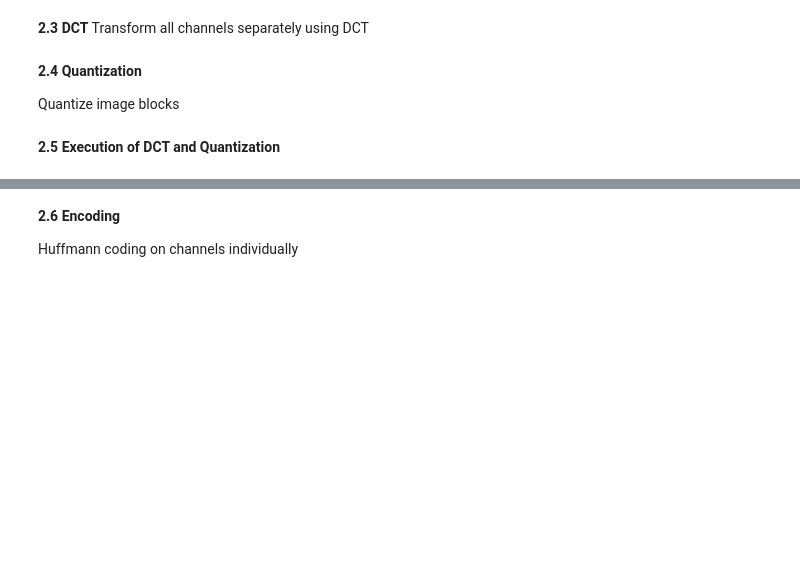
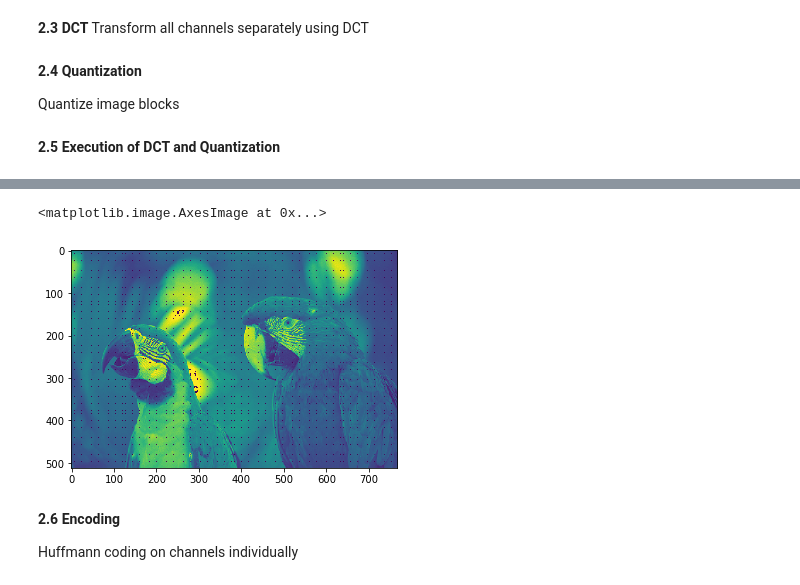
Before and after one commit to pankhurivanjani/dsp2021, a Jupyter notebook: DSP21_Assignment_1/ex1.ipynb, the cells around one changed output, grey strips where cells are left out. Cells and saved outputs as stored; diff of their text form; code cells hidden in the pictures; blank space fills up the shorter version.

```diff
--- a/DSP21_Assignment_1/ex1.ipynb
+++ b/DSP21_Assignment_1/ex1.ipynb
@@ -143,10 +156,10 @@ def quanmat(img):
                 [19,26,29,34],
                 [22,27,32,40],
                 [26,29,38,56]])
-    img_size = inputmatrix.shape
+    img_size = img.shape
     quant_matrix = np.zeros((img_size))
-    for i in range(img_size[0]):
-        for j in range(img_size[1]):
+    for i in range(0,img_size[0]-1):
+        for j in range(0,img_size[1]-1):
             quant_matrix[i,j] = img[i,j]//q_mat[i,j]
     return quant_matrix
 # %%
@@ -166,10 +179,10 @@ def dequanmat(img):
 **2.5 Execution of DCT and Quantization**
 # %%
 dct_y =  blockproc(ycbcr_result[:,:,0], [8,8], dct2D)
-y_dash = blockproc(dct_y,[8,8],quanmat )
+y_dash = blockproc(dct_y,[4,4],quanmat )
 
-dct_cb =  blockproc(ycbcr_result[:,:,1], [8,8], dct2D)
-cb_dash = blockproc(dct_cb,[8,8],quanmat )
+dct_cb =  blockproc(downsampled_cb, [8,8], dct2D)
+cb_dash = blockproc(dct_cb,[4,4],quanmat )
 
-dct_cr =  blockproc(ycbcr_result[:,:,2], [8,8], dct2D)
-cr_dash = blockproc(dct_cr,[8,8],quanmat )
+dct_cr =  blockproc(downsampled_cr, [8,8], dct2D)
+cr_dash = blockproc(dct_cr,[4,4],quanmat )
@@ -176,22 +204,11 @@ cr_dash = blockproc(dct_cr,[8,8],quanmat )
 # %%
-#Display images
-
-#original y channel
-imshow(np.uint8(ycbcr_result[:,:,0]))
-axis('off')
-title("original y channel")
-
-#resulting y_dash
-
-imshow(np.uint8(y_dash))
-axis('off')
-title("y_dash")
 
 #difference between original y and y_dash
 
 imshow(np.uint8(np.abs(ycbcr_result[:,:,0] - y_dash)))
-axis('off')
-title("difference between original y and y_dash")
+# %% [output]
+<matplotlib.image.AxesImage at 0x...>
+[figure, added]
 # %% [markdown]
 **2.6 Encoding**
 
```
Also changed, not shown: parts of 16 cells of this notebook.
